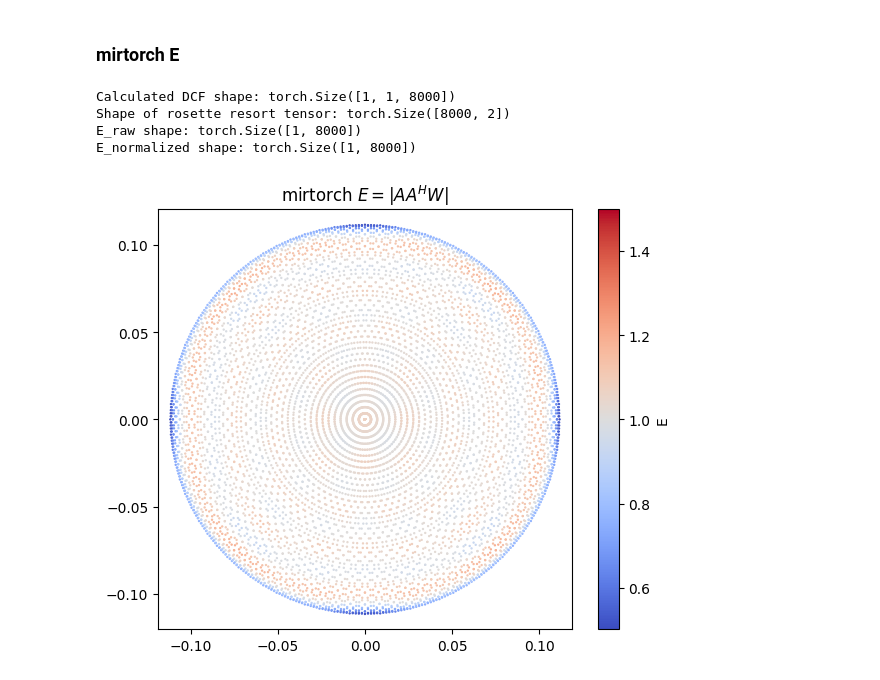
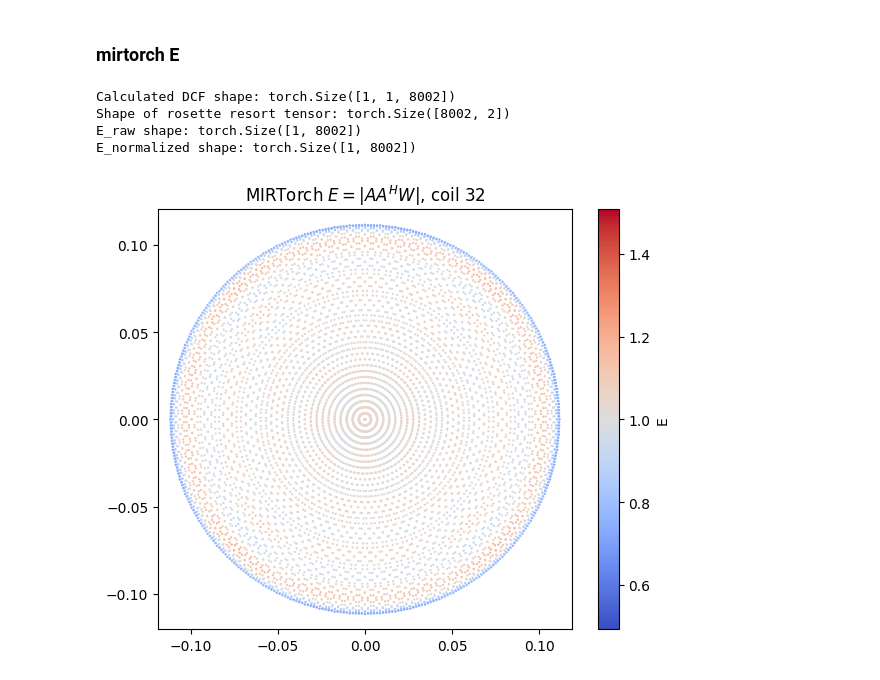
Before and after one commit to frank-roesler/MR_Trajectory_Fit, a Jupyter notebook: recon_rosette.ipynb, the cells around one changed output. Drawn from its saved outputs; the diff is of its cells as text; code cells hidden in the pictures.

```diff
--- a/recon_rosette.ipynb
+++ b/recon_rosette.ipynb
@@ -351,16 +422,15 @@ def calculate_pipe_E(w_pred, ktraj, img_size, device):
     return E_complex.abs().squeeze(1)   # (1, N)
 
 
-import matplotlib.colors as mcolors
-
-def plot_E_colormap(E, ktraj, title=r"$E = |A A^H W|$"):
+def plot_E_colormap(E, ktraj, title=r"$E = |A A^H W|$", delta=None):
 
     kx = ktraj[:, 0].detach().cpu().numpy()
     ky = ktraj[:, 1].detach().cpu().numpy()
     e_vals = E.detach().cpu().numpy()
 
     # max distance from 1
-    delta = np.nanmax(np.abs(e_vals - 1.0))
+    if delta is None:
+        delta = np.nanmax(np.abs(e_vals - 1.0))
 
     vmin = 1.0 - delta
     vmax = 1.0 + delta
@@ -377,23 +447,23 @@ folder_modules = os.path.abspath('/Users/Riccardo_1/Desktop/EPFL/MRI/MR_Trajecto
 if folder_modules not in sys.path:
     sys.path.append(folder_modules)
 
-dcf, image_coil = recon.reconstruct_img_dcfnet(rosette_orig_tensor, rosette_resort_tensor, sampled_tensor[0])
+dcf, image_coil = recon.reconstruct_img_dcfnet(rosette_orig_zf, rosette_resort_zf, sampled_zf) #last coil
 
 print(f"Calculated DCF shape: {dcf.shape}")
-print(f"Shape of rosette resort tensor: {rosette_resort_tensor.shape}")
+print(f"Shape of rosette resort tensor: {rosette_resort_zf.shape}")
 with torch.no_grad():
     E_raw = calculate_pipe_E(
         dcf.real,
-        rosette_resort_tensor,
+        rosette_resort_zf,
         params["img_size"],
         device=recon.device
     )
 
     # Normalize over samples, not over batch
-    E_normalized = E_raw / (E_raw.mean(dim=-1, keepdim=True) + 1e-8)
+    E_normalized_dcf = E_raw / (E_raw.mean(dim=-1, keepdim=True) + 1e-8)
 
     print("E_raw shape:", E_raw.shape)
-    print("E_normalized shape:", E_normalized.shape)
+    print("E_normalized shape:", E_normalized_dcf.shape)
 
-    plot_E_colormap(E_normalized, rosette_resort_tensor, title=r"dcfnet $E = |A A^H W|$")
+    plot_E_colormap(E_normalized_dcf[:, :-2], rosette_resort_zf[:-2, :], title=r"DCFnet $E = |A A^H W|$, coil 32")
 # %% [output]
@@ -405,28 +475,29 @@ E_normalized shape: torch.Size([1, 8000])
 # %% [markdown]
 ### mirtorch E
 # %%
-dcf, image_coil = recon.reconstruct_img_mirtorch(rosette_orig_tensor, rosette_resort_tensor, sampled_tensor[0])
+dcf, image_coil = recon.reconstruct_img_mirtorch(rosette_orig_zf, rosette_resort_zf, sampled_zf) #last coil
 
 print(f"Calculated DCF shape: {dcf.shape}")
-print(f"Shape of rosette resort tensor: {rosette_resort_tensor.shape}")
+print(f"Shape of rosette resort tensor: {rosette_resort_zf.shape}")
 with torch.no_grad():
     E_raw = calculate_pipe_E(
         dcf.real,
-        rosette_resort_tensor,
+        rosette_resort_zf,
         params["img_size"],
         device=recon.device
     )
 
     # Normalize over samples, not over batch
     E_normalized = E_raw / (E_raw.mean(dim=-1, keepdim=True) + 1e-8)
 
     print("E_raw shape:", E_raw.shape)
     print("E_normalized shape:", E_normalized.shape)
 
-    plot_E_colormap(E_normalized, rosette_resort_tensor, title=r"mirtorch $E = |A A^H W|$")
+    plot_E_colormap(E_normalized[:, :-2], rosette_resort_zf[:-2, :], title=r"MIRTorch $E = |A A^H W|$, coil 32", delta = np.nanmax(np.abs(E_normalized_dcf[:, :-2].detach().cpu().numpy()
+ - 1.0)))
 # %% [output]
-Calculated DCF shape: torch.Size([1, 1, 8000])
-Shape of rosette resort tensor: torch.Size([8000, 2])
-E_raw shape: torch.Size([1, 8000])
-E_normalized shape: torch.Size([1, 8000])
+Calculated DCF shape: torch.Size([1, 1, 8002])
+Shape of rosette resort tensor: torch.Size([8002, 2])
+E_raw shape: torch.Size([1, 8002])
+E_normalized shape: torch.Size([1, 8002])
-[figure, old version]
+[figure, new version]
```
Also changed, not shown: parts of 7 cells of this notebook, 2 other files.
